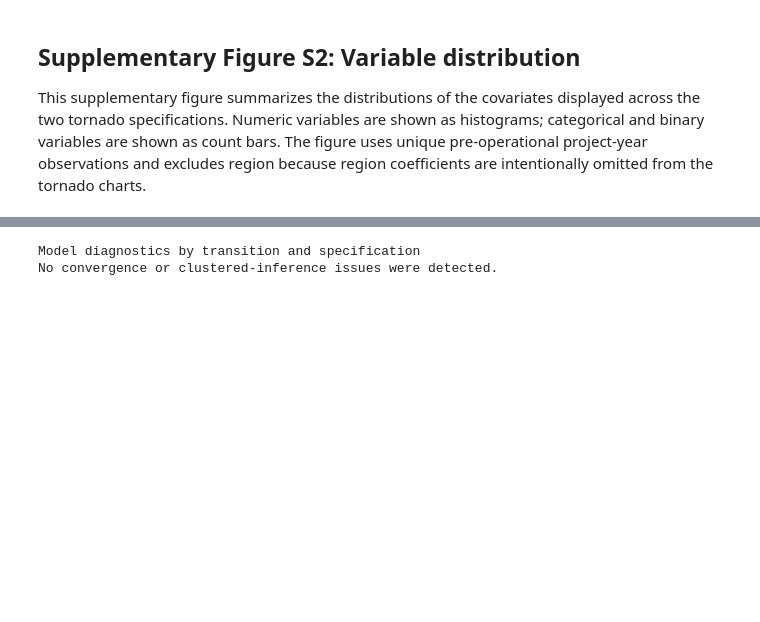
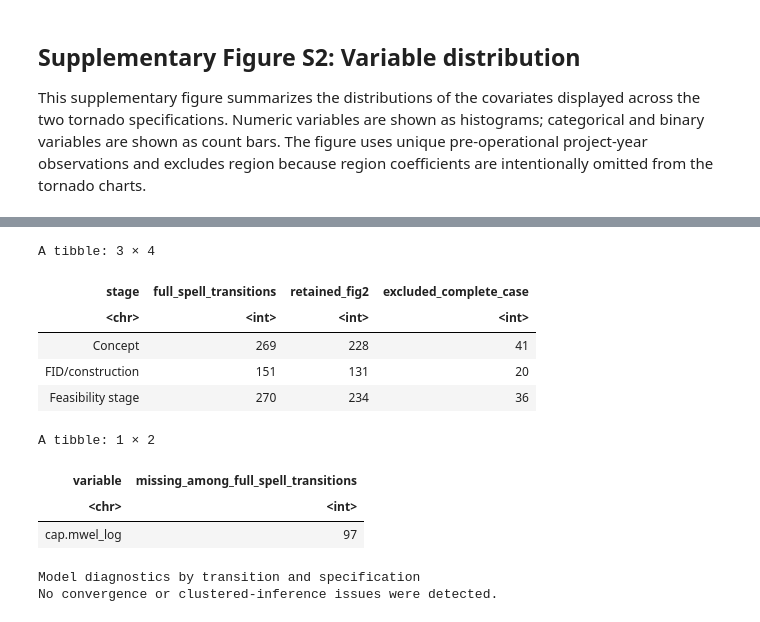
Before and after one commit to crumpelnik/h2-projects, a Jupyter notebook: code/Figure-Tornado.ipynb, the cells around one changed output, grey strips where cells are left out. Drawn from its saved outputs; the diff is of its cells as text; code cells hidden in the pictures; blank space fills up the shorter version.

```diff
--- a/code/Figure-Tornado.ipynb
+++ b/code/Figure-Tornado.ipynb
@@ -3681,5 +3813,66 @@ print(
 2 PEM                    480 0.0978          9.78
 3 ALK                    452 0.0921          9.21
+# %%
+audit_vars <- unique(c(
+  "reference",
+  "year",
+  "prev_time_in_status_raw",
+  core_controls,
+  enduse_controls_grouped,
+  macro_controls,
+  "any_enduse"
+))
+
+exit_audit <- cloglog_data %>%
+  filter(
+    prev_state %in% 1:3,
+    progress == 1 | failure == 1
+  ) %>%
+  mutate(
+    stage = recode(
+      as.character(prev_state),
+      `1` = "Concept",
+      `2` = "Feasibility stage",
+      `3` = "FID/construction"
+    ),
+    complete_fig2 = if_all(
+      all_of(audit_vars),
+      ~ !is.na(.x)
+    )
+  )
+
+# Reconcile full-spell transitions with the Figure 2 complete-case sample
+exit_audit %>%
+  group_by(stage) %>%
+  summarise(
+    full_spell_transitions = n(),
+    retained_fig2 = sum(complete_fig2),
+    excluded_complete_case = sum(!complete_fig2),
+    .groups = "drop"
+  )
+
+# Which variables cause the exclusions?
+purrr::map_dfr(
+  audit_vars,
+  ~ tibble(
+    variable = .x,
+    missing_among_full_spell_transitions =
+      sum(is.na(exit_audit[[.x]]))
+  )
+) %>%
+  filter(missing_among_full_spell_transitions > 0) %>%
+  arrange(desc(missing_among_full_spell_transitions))
+# %% [output]
+A tibble: 3 × 4
+| stage | full_spell_transitions | retained_fig2 | excluded_complete_case |
+| <chr> | <int> | <int> | <int> |
+| Concept | 269 | 228 | 41 |
+| FID/construction | 151 | 131 | 20 |
+| Feasibility stage | 270 | 234 | 36 |
+A tibble: 1 × 2
+| variable | missing_among_full_spell_transitions |
+| <chr> | <int> |
+| cap.mwel_log | 97 |
 # %%
 # ==============================================================================
 # 18. PRINT AND EXPORT MODEL DIAGNOSTICS
```
Also changed, not shown: parts of 14 cells of this notebook, 7 other files.
